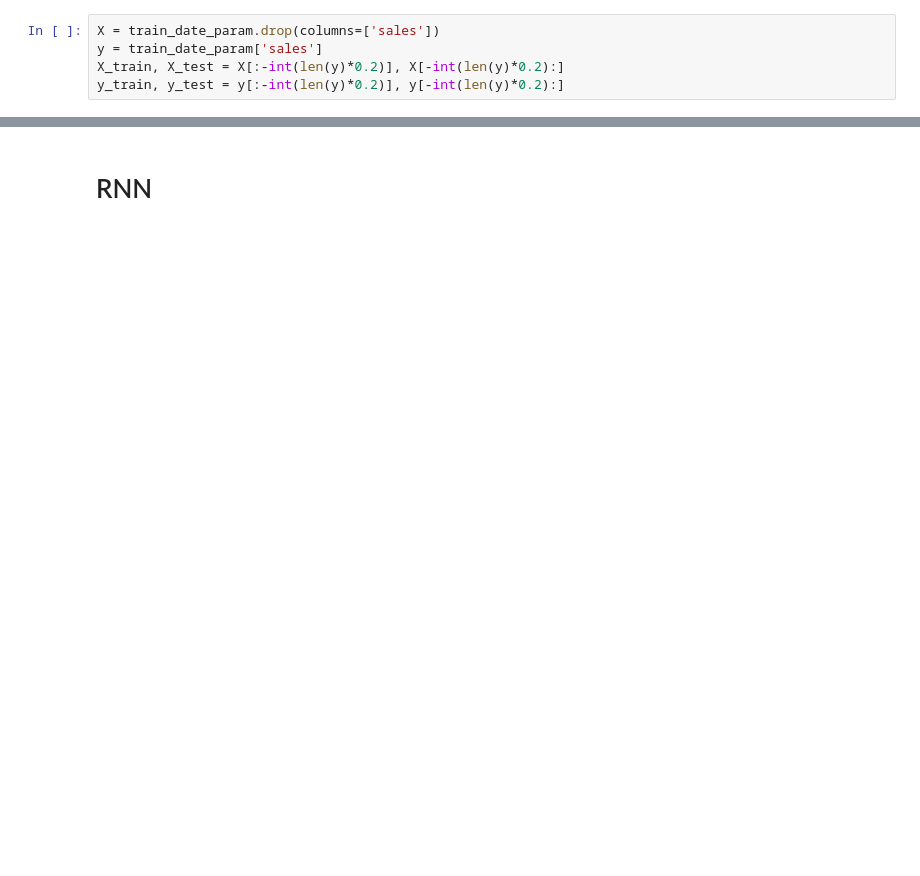
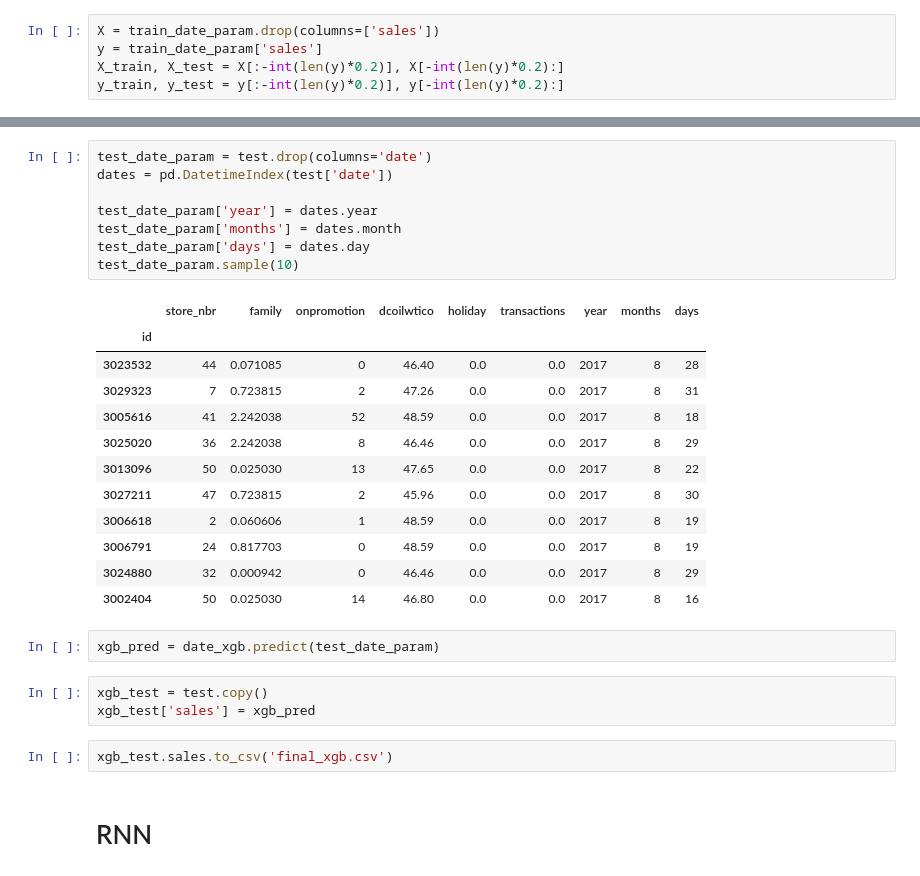
Before and after one commit to monikachudyba/ArtificialNeuralNetworkProjects, a Jupyter notebook: StoreSalesForecasting.ipynb, the cells around one changed output, grey strips where cells are left out. Saved outputs shown, nothing was run; the diff lists cells and outputs as text; blank space fills up the shorter version.

Commit message:
XGBoost with date

```diff
--- a/StoreSalesForecasting.ipynb
+++ b/StoreSalesForecasting.ipynb
@@ -449,2 +465,30 @@ r2_score(y_test, pred)
+# %%
+test_date_param = test.drop(columns='date')
+dates = pd.DatetimeIndex(test['date'])
+
+test_date_param['year'] = dates.year
+test_date_param['months'] = dates.month
+test_date_param['days'] = dates.day
+test_date_param.sample(10)
+# %% [output]
+|  | store_nbr | family | onpromotion | dcoilwtico | holiday | transactions | year | months | days |
+| id |  |  |  |  |  |  |  |  |  |
+| 3023532 | 44 | 0.071085 | 0 | 46.40 | 0.0 | 0.0 | 2017 | 8 | 28 |
+| 3029323 | 7 | 0.723815 | 2 | 47.26 | 0.0 | 0.0 | 2017 | 8 | 31 |
+| 3005616 | 41 | 2.242038 | 52 | 48.59 | 0.0 | 0.0 | 2017 | 8 | 18 |
+| 3025020 | 36 | 2.242038 | 8 | 46.46 | 0.0 | 0.0 | 2017 | 8 | 29 |
+| 3013096 | 50 | 0.025030 | 13 | 47.65 | 0.0 | 0.0 | 2017 | 8 | 22 |
+| 3027211 | 47 | 0.723815 | 2 | 45.96 | 0.0 | 0.0 | 2017 | 8 | 30 |
+| 3006618 | 2 | 0.060606 | 1 | 48.59 | 0.0 | 0.0 | 2017 | 8 | 19 |
+| 3006791 | 24 | 0.817703 | 0 | 48.59 | 0.0 | 0.0 | 2017 | 8 | 19 |
+| 3024880 | 32 | 0.000942 | 0 | 46.46 | 0.0 | 0.0 | 2017 | 8 | 29 |
+| 3002404 | 50 | 0.025030 | 14 | 46.80 | 0.0 | 0.0 | 2017 | 8 | 16 |
+# %%
+xgb_pred = date_xgb.predict(test_date_param)
+# %%
+xgb_test = test.copy()
+xgb_test['sales'] = xgb_pred
+# %%
+xgb_test.sales.to_csv('final_xgb.csv')
 # %% [markdown]
 # RNN
```
Also changed, not shown: parts of 15 cells of this notebook.
